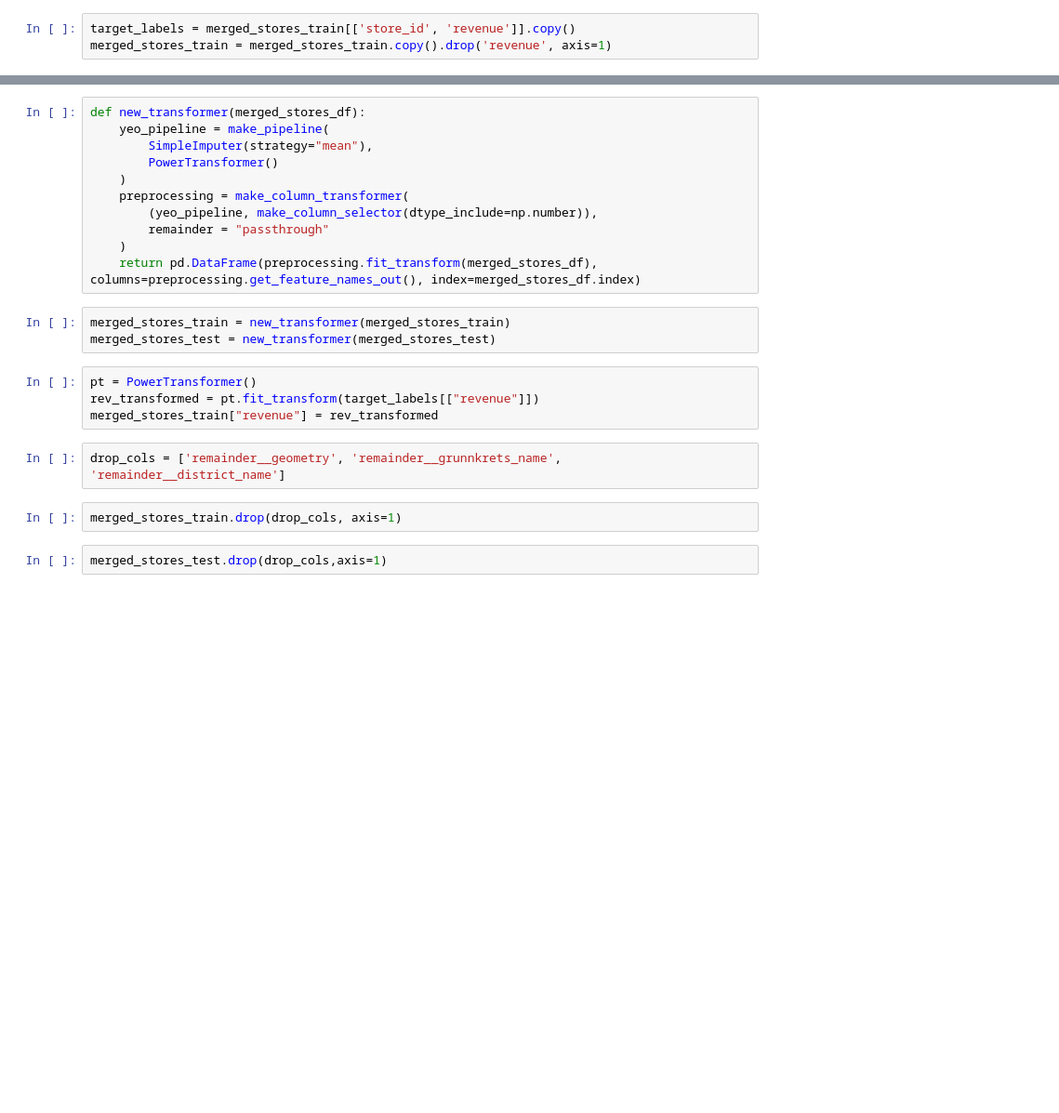
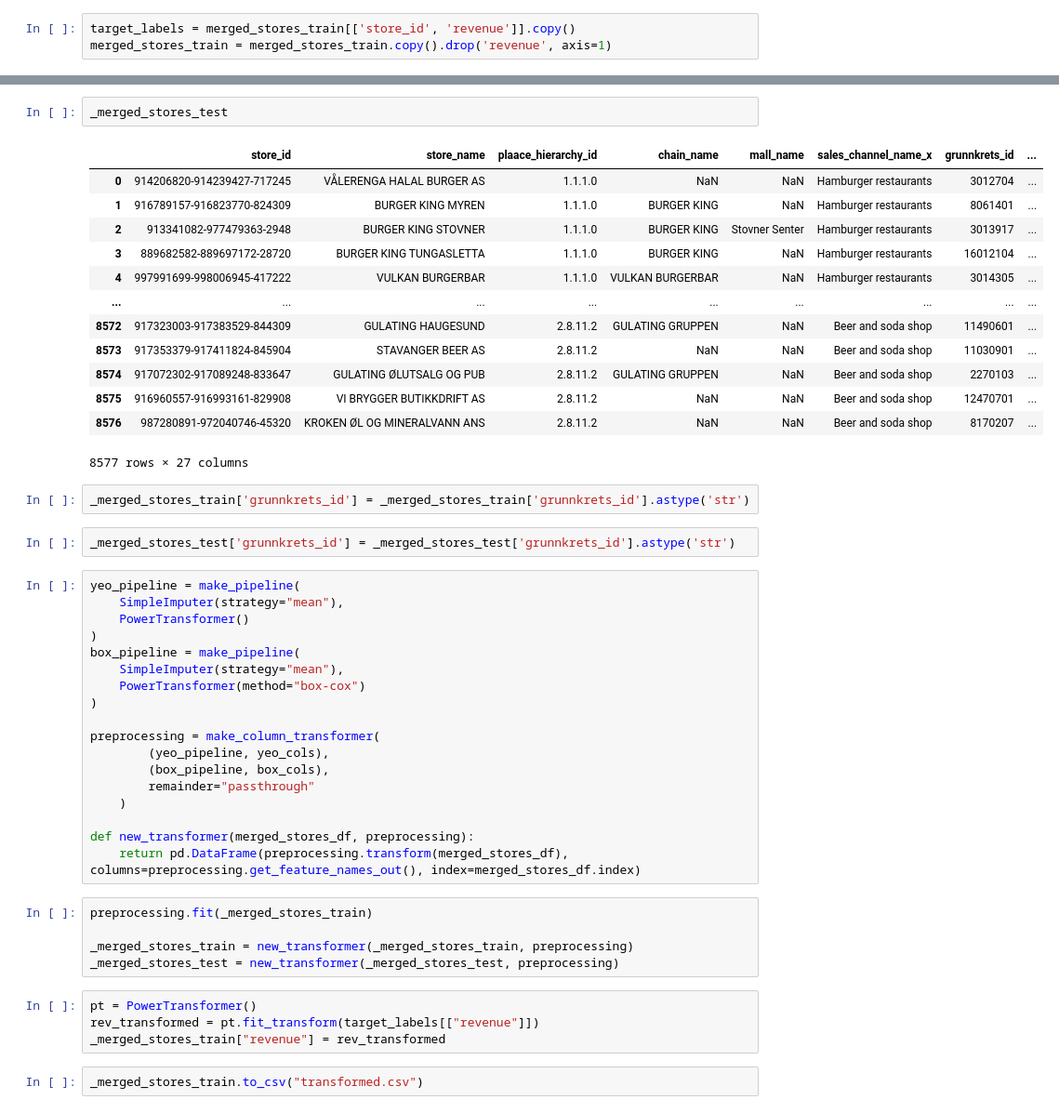
Before and after one commit to nicolaswon/tdt4173, a Jupyter notebook: notebooks/shared/ml.ipynb, the cells around one changed output, grey strips where cells are left out. Shown at 93% size. Saved outputs shown, nothing was run; the diff lists cells and outputs as text; blank space fills up the shorter version.

```diff
--- a/notebooks/shared/ml.ipynb
+++ b/notebooks/shared/ml.ipynb
@@ -77,24 +181,49 @@ merged_stores_train = merged_stores_train.copy().drop('revenue', axis=1)
+# %%
+_merged_stores_test
+# %% [output]
+|  | store_id | store_name | plaace_hierarchy_id | chain_name | mall_name | sales_channel_name_x | grunnkrets_id | ... |
+| 0 | 914206820-914239427-717245 | VÅLERENGA HALAL BURGER AS | 1.1.1.0 | NaN | NaN | Hamburger restaurants | 3012704 | ... |
+| 1 | 916789157-916823770-824309 | BURGER KING MYREN | 1.1.1.0 | BURGER KING | NaN | Hamburger restaurants | 8061401 | ... |
+| 2 | 913341082-977479363-2948 | BURGER KING STOVNER | 1.1.1.0 | BURGER KING | Stovner Senter | Hamburger restaurants | 3013917 | ... |
+| 3 | 889682582-889697172-28720 | BURGER KING TUNGASLETTA | 1.1.1.0 | BURGER KING | NaN | Hamburger restaurants | 16012104 | ... |
+| 4 | 997991699-998006945-417222 | VULKAN BURGERBAR | 1.1.1.0 | VULKAN BURGERBAR | NaN | Hamburger restaurants | 3014305 | ... |
+| ... | ... | ... | ... | ... | ... | ... | ... | ... |
+| 8572 | 917323003-917383529-844309 | GULATING HAUGESUND | 2.8.11.2 | GULATING GRUPPEN | NaN | Beer and soda shop | 11490601 | ... |
+| 8573 | 917353379-917411824-845904 | STAVANGER BEER AS | 2.8.11.2 | NaN | NaN | Beer and soda shop | 11030901 | ... |
+| 8574 | 917072302-917089248-833647 | GULATING ØLUTSALG OG PUB | 2.8.11.2 | GULATING GRUPPEN | NaN | Beer and soda shop | 2270103 | ... |
+| 8575 | 916960557-916993161-829908 | VI BRYGGER BUTIKKDRIFT AS | 2.8.11.2 | NaN | NaN | Beer and soda shop | 12470701 | ... |
+| 8576 | 987280891-972040746-45320 | KROKEN ØL OG MINERALVANN ANS | 2.8.11.2 | NaN | NaN | Beer and soda shop | 8170207 | ... |
+8577 rows × 27 columns
+# %%
+_merged_stores_train['grunnkrets_id'] = _merged_stores_train['grunnkrets_id'].astype('str')
+# %%
+_merged_stores_test['grunnkrets_id'] = _merged_stores_test['grunnkrets_id'].astype('str')
 # %%
-def new_transformer(merged_stores_df):
-    yeo_pipeline = make_pipeline(
-        SimpleImputer(strategy="mean"),
-        PowerTransformer()
+yeo_pipeline = make_pipeline(
+    SimpleImputer(strategy="mean"),
+    PowerTransformer()
+)
+box_pipeline = make_pipeline(
+    SimpleImputer(strategy="mean"),
+    PowerTransformer(method="box-cox")
+)
+
+preprocessing = make_column_transformer(
+        (yeo_pipeline, yeo_cols),
+        (box_pipeline, box_cols),
+        remainder="passthrough"
     )
-    preprocessing = make_column_transformer(
-        (yeo_pipeline, make_column_selector(dtype_include=np.number)),
-        remainder = "passthrough"
-    )
-    return pd.DataFrame(preprocessing.fit_transform(merged_stores_df), columns=preprocessing.get_feature_names_out(), index=merged_stores_df.index)
+
+def new_transformer(merged_stores_df, preprocessing):
+    return pd.DataFrame(preprocessing.transform(merged_stores_df), columns=preprocessing.get_feature_names_out(), index=merged_stores_df.index)
-# %%
-merged_stores_train = new_transformer(merged_stores_train)
-merged_stores_test = new_transformer(merged_stores_test)
+# %%
+preprocessing.fit(_merged_stores_train)
+
+_merged_stores_train = new_transformer(_merged_stores_train, preprocessing)
+_merged_stores_test = new_transformer(_merged_stores_test, preprocessing)
 # %%
 pt = PowerTransformer()
 rev_transformed = pt.fit_transform(target_labels[["revenue"]])
-merged_stores_train["revenue"] = rev_transformed
+_merged_stores_train["revenue"] = rev_transformed
-# %%
-drop_cols = ['remainder__geometry', 'remainder__grunnkrets_name', 'remainder__district_name']
-# %%
-merged_stores_train.drop(drop_cols, axis=1)
-# %%
-merged_stores_test.drop(drop_cols,axis=1)
+# %%
+_merged_stores_train.to_csv("transformed.csv")
```
Also changed, not shown: parts of 17 cells of this notebook, 25 other files.
